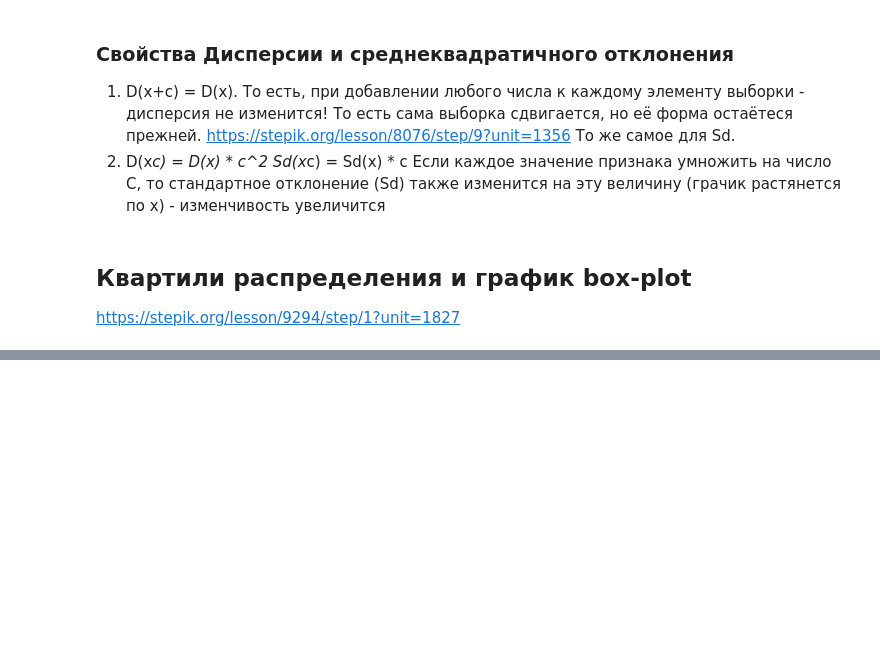
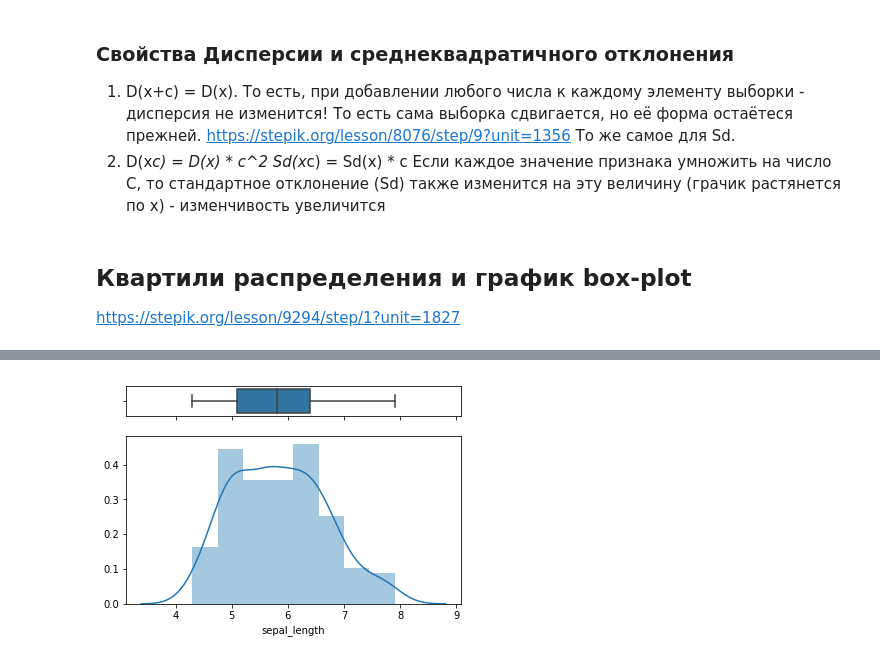
Before and after one commit to Hubbitus/learn-stepik-statistics, a Jupyter notebook: docker/BeakerX/notebooks/Основы статистики - степик курс.ipynb, the cells around one changed output, grey strips where cells are left out. Drawn from its saved outputs; the diff is of its cells as text; code cells hidden in the pictures; blank space fills up the shorter version.

Commit message:
BoxPlot

```diff
--- a/docker/BeakerX/notebooks/Основы статистики - степик курс.ipynb
+++ b/docker/BeakerX/notebooks/Основы статистики - степик курс.ipynb
@@ -215,0 +270,18 @@ https://stepik.org/lesson/9294/step/1?unit=1827
+# %%
+#Experimtns by: https://python-graph-gallery.com/24-histogram-with-a-boxplot-on-top-seaborn/
+# Import library and dataset
+import seaborn as sns
+import matplotlib.pyplot as plt
+df = sns.load_dataset('iris')
+
+# Cut the window in 2 parts
+f, (ax_box, ax_hist) = plt.subplots(2, sharex=True, gridspec_kw={"height_ratios": (.15, .85)})
+
+# Add a graph in each part
+sns.boxplot(df["sepal_length"], ax=ax_box)
+sns.distplot(df["sepal_length"], ax=ax_hist)
+
+# Remove x axis name for the boxplot
+ax_box.set(xlabel='');
+# %% [output]
+[figure, added]
```
Also changed, not shown: parts of 17 cells of this notebook.
